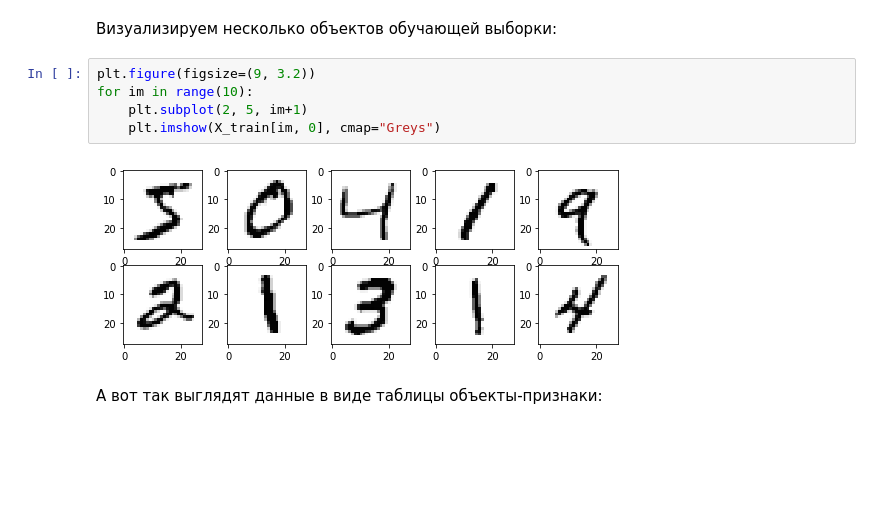
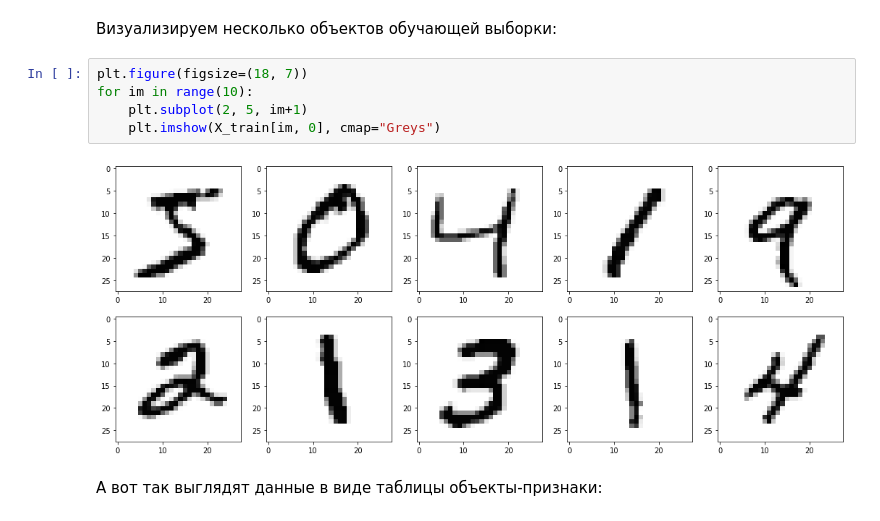
Before and after one commit to nadiinchi/intro_dl, a Jupyter notebook: DL_example.ipynb, the cells around one changed output. Drawn from its saved outputs; the diff is of its cells as text; blank space fills up the shorter version.

```diff
--- a/DL_example.ipynb
+++ b/DL_example.ipynb
@@ -34,12 +34,12 @@ X_train.shape, X_test.shape, y_train.shape, y_test.shape
 # %% [markdown]
 Визуализируем несколько объектов обучающей выборки:
 # %%
-plt.figure(figsize=(9, 3.2))
+plt.figure(figsize=(18, 7))
 for im in range(10):
     plt.subplot(2, 5, im+1)
     plt.imshow(X_train[im, 0], cmap="Greys")
 # %% [output]
-[figure, old version]
+[figure, new version]
 # %% [markdown]
 А вот так выглядят данные в виде таблицы объекты-признаки:
 # %%
```
Also changed, not shown: parts of 12 cells of this notebook, 3 other files.
